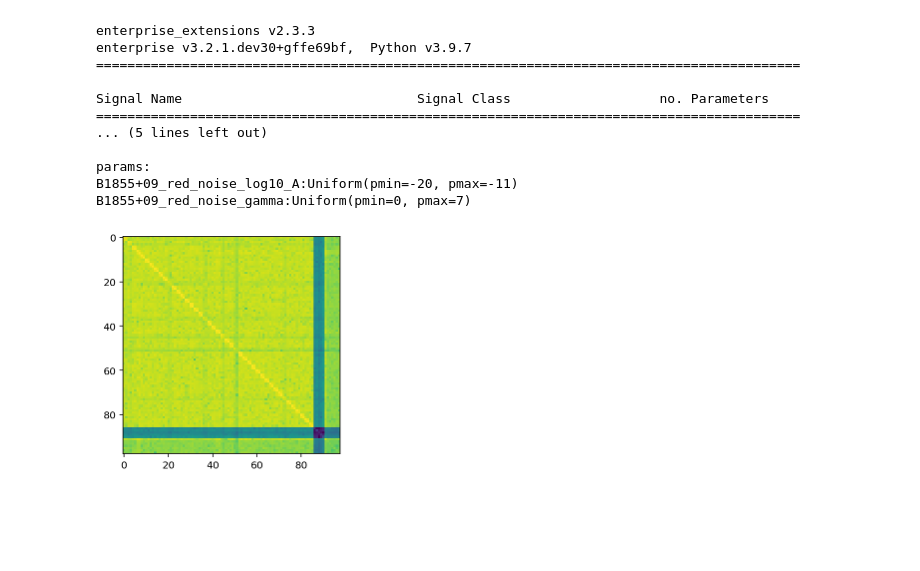
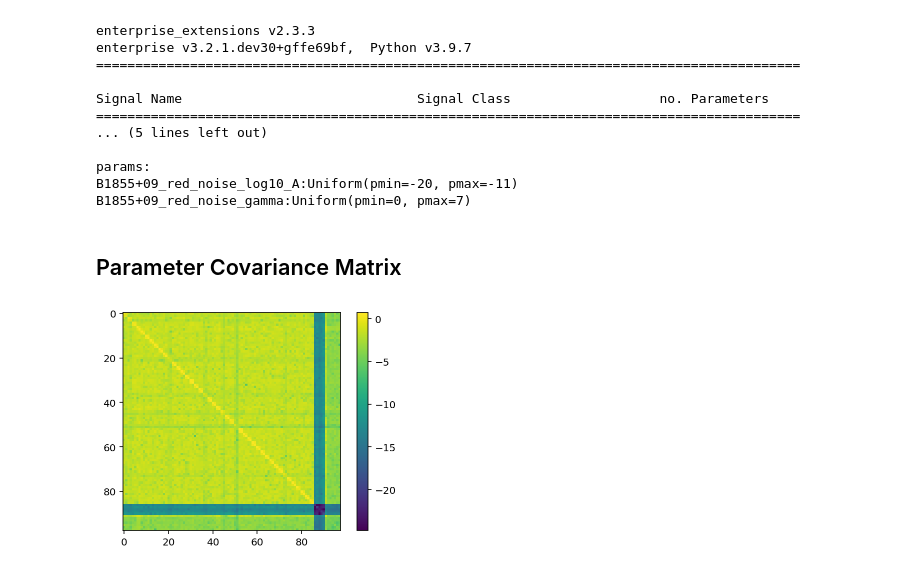
Before and after one commit to nanograv/la_forge, a Jupyter notebook: docs/_static/notebooks/tutorial1.ipynb, the cells around one changed output. Cells and saved outputs as stored; diff of their text form; code cells hidden in the pictures; blank space fills up the shorter version.

```diff
--- a/docs/_static/notebooks/tutorial1.ipynb
+++ b/docs/_static/notebooks/tutorial1.ipynb
@@ -185,8 +205,11 @@ Signal Name                              Signal Class                   no. Para
 params:
 B1855+09_red_noise_log10_A:Uniform(pmin=-20, pmax=-11)
 B1855+09_red_noise_gamma:Uniform(pmin=0, pmax=7)
+# %% [markdown]
+## Parameter Covariance Matrix
 # %%
 plt.imshow(np.log10(abs(c0.cov)))
+plt.colorbar()
 plt.show()
 # %% [output]
-[figure, old version]
+[figure, new version]
```
Also changed, not shown: parts of 14 cells of this notebook, 17 other files.
